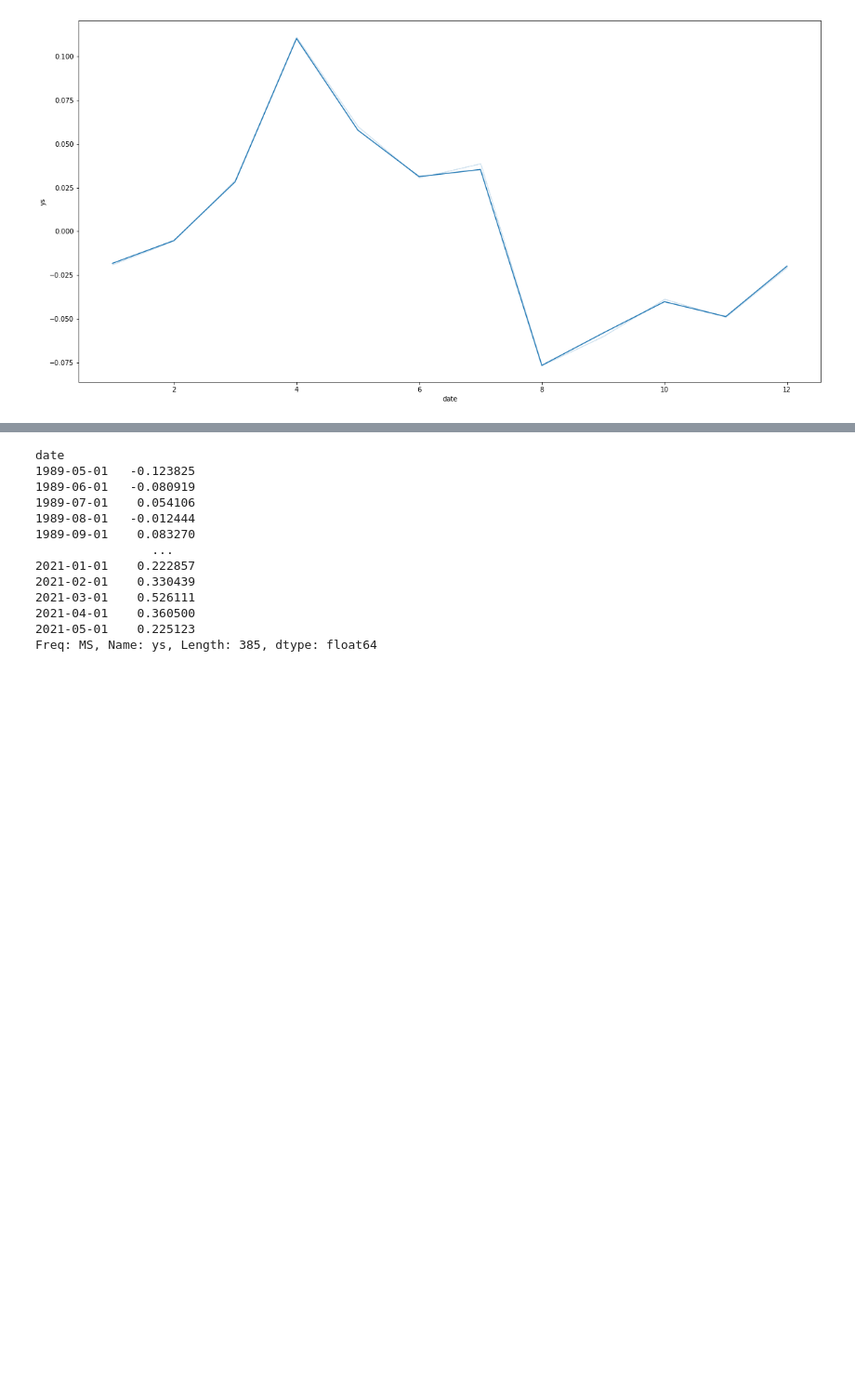
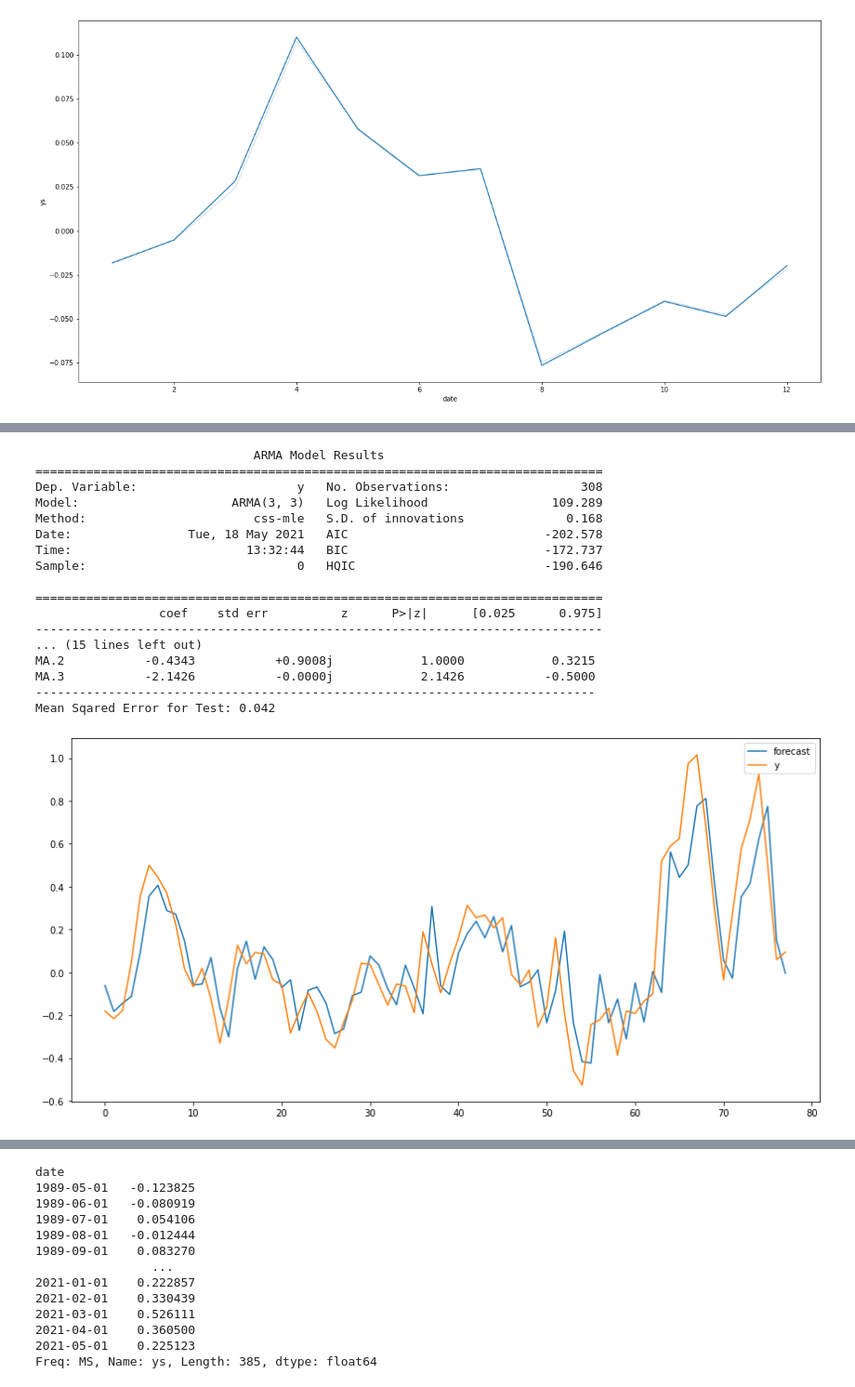
Before and after one commit to saifword/stlt_int_forecast, a Jupyter notebook: treasury_forecast.ipynb, the cells around one changed output, grey strips where cells are left out. Shown at 93% size. Cells and saved outputs as stored; diff of their text form; code cells hidden in the pictures; blank space fills up the shorter version.

Commit message:
more modeling

```diff
--- a/treasury_forecast.ipynb
+++ b/treasury_forecast.ipynb
@@ -436,16 +448,6 @@ AR(1) model
 # Import ARMA
 from statsmodels.tsa.arima_model import ARMA
 import statsmodels.api as sm
-# %%
-def run_arma(series, p, q):
-    n= len(minus_rm)
-    mod_arma = ARMA(np.asarray(series), order=(p,q))
-    res_arma = mod_arma.fit()
-    print(res_arma.summary())
-
-    fig, ax = plt.subplots(figsize=(12, 6))
-    res_arma.plot_predict(n-48, n+12, ax=ax)
-    fig.tight_layout()
 # %%
 
 p = q = (0,1,2,3)
@@ -455,7 +457,7 @@ combo, value = (None, None)
 for ar in p:
     for ma in q:
         try:
-            model = ARMA(np.asarray(minus_rm), order=(ar, ma)).fit()
+            model = ARMA(np.asarray(train), order=(ar, ma)).fit()
             print('Combo:', (ar, ma),'AIC:', model.aic)
 
             if value is None or model.aic < value:
@@ -509,0 +507,12 @@ MA.1           -2.4890           +0.0000j            2.4890            0.5000
+# %%
+def run_arma(trn, tst, p, q):
+
+    model = ARMA(np.asarray(trn), order=(p,q)).fit()
+    print(model.summary())
+
+    pred = model.forecast(steps=77)[0]
+    mse =  round(mean_squared_error(tst, pred), 3)
+
+    print(f'Mean Sqared Error for Test: {mse}')
+
+    return model, pred, mse
@@ -509,0 +571,21 @@ MA.1           -2.4890           +0.0000j            2.4890            0.5000
+# %%
+run_arma(train, test, 3,3)
+# %% [output]
+                              ARMA Model Results
+==============================================================================
+Dep. Variable:                      y   No. Observations:                  308
+Model:                     ARMA(3, 3)   Log Likelihood                 109.289
+Method:                       css-mle   S.D. of innovations              0.168
+Date:                Tue, 18 May 2021   AIC                           -202.578
+Time:                        13:32:44   BIC                           -172.737
+Sample:                             0   HQIC                          -190.646
+
+==============================================================================
+                 coef    std err          z      P>|z|      [0.025      0.975]
+------------------------------------------------------------------------------
+... (15 lines left out)
+MA.2           -0.4343           +0.9008j            1.0000            0.3215
+MA.3           -2.1426           -0.0000j            2.1426           -0.5000
+-----------------------------------------------------------------------------
+Mean Sqared Error for Test: 0.042
+[figure, added]
```
Also changed, not shown: parts of 76 cells of this notebook.
